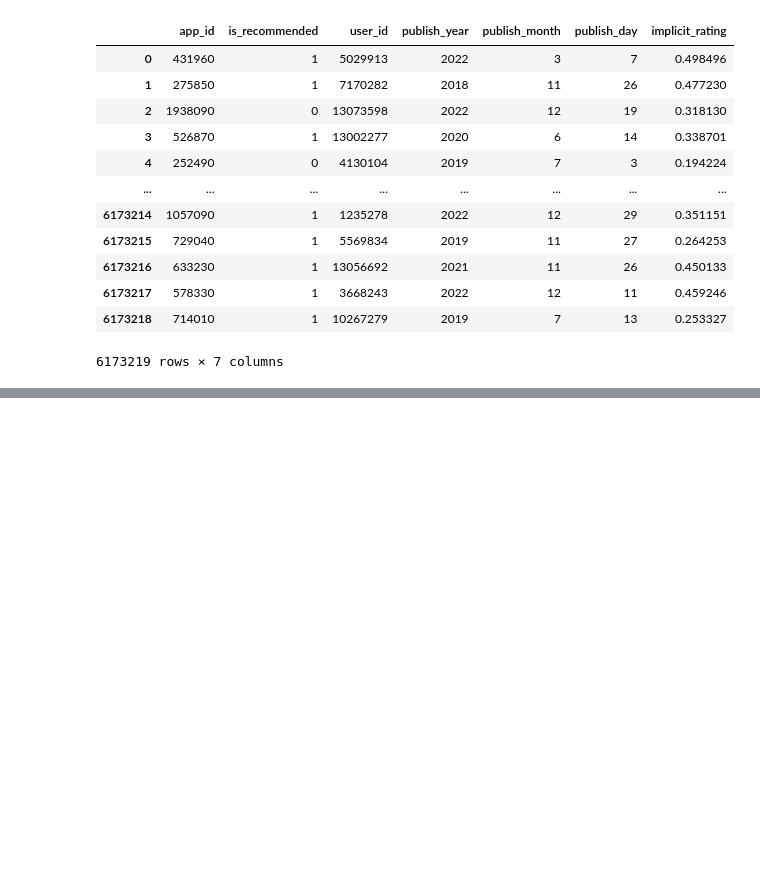
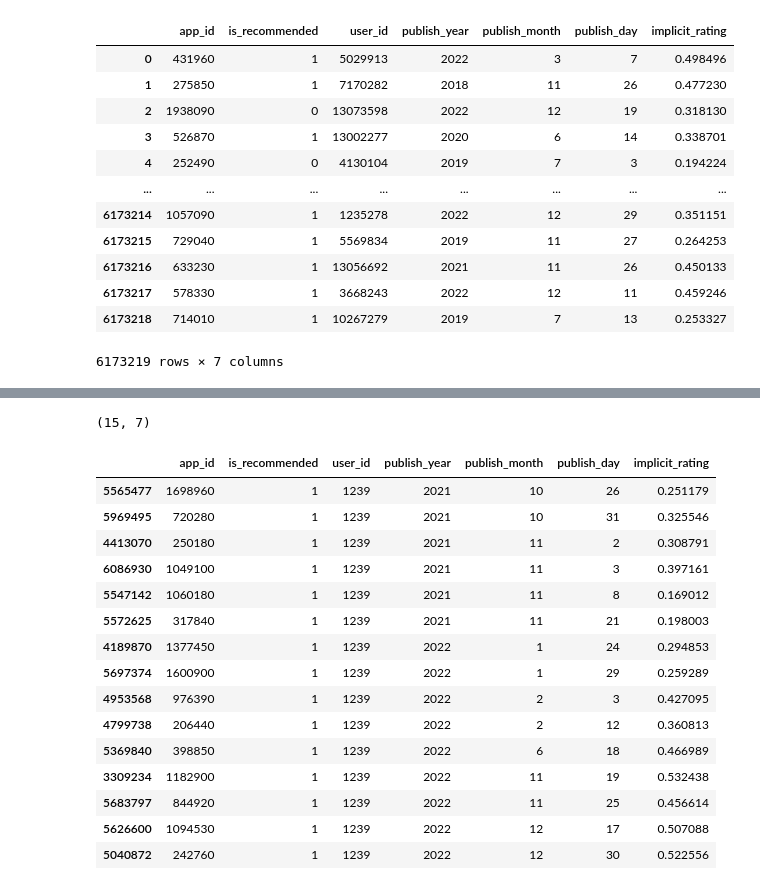
Before and after one commit to Ritish369/game_recommender_system, a Jupyter notebook: v0/notebooks/v0.ipynb, the cells around one changed output, grey strips where cells are left out. Saved outputs shown, nothing was run; the diff lists cells and outputs as text; code cells hidden in the pictures; blank space fills up the shorter version.

```diff
--- a/v0/notebooks/v0.ipynb
+++ b/v0/notebooks/v0.ipynb
@@ -1218,0 +1491,21 @@ user_interactions
+# %%
+print(test_simu_users[test_simu_users.user_id == 1239].shape)
+test_simu_users[test_simu_users.user_id == 1239]
+# %% [output]
+(15, 7)
+|  | app_id | is_recommended | user_id | publish_year | publish_month | publish_day | implicit_rating |
+| 5565477 | 1698960 | 1 | 1239 | 2021 | 10 | 26 | 0.251179 |
+| 5969495 | 720280 | 1 | 1239 | 2021 | 10 | 31 | 0.325546 |
+| 4413070 | 250180 | 1 | 1239 | 2021 | 11 | 2 | 0.308791 |
+| 6086930 | 1049100 | 1 | 1239 | 2021 | 11 | 3 | 0.397161 |
+| 5547142 | 1060180 | 1 | 1239 | 2021 | 11 | 8 | 0.169012 |
+| 5572625 | 317840 | 1 | 1239 | 2021 | 11 | 21 | 0.198003 |
+| 4189870 | 1377450 | 1 | 1239 | 2022 | 1 | 24 | 0.294853 |
+| 5697374 | 1600900 | 1 | 1239 | 2022 | 1 | 29 | 0.259289 |
+| 4953568 | 976390 | 1 | 1239 | 2022 | 2 | 3 | 0.427095 |
+| 4799738 | 206440 | 1 | 1239 | 2022 | 2 | 12 | 0.360813 |
+| 5369840 | 398850 | 1 | 1239 | 2022 | 6 | 18 | 0.466989 |
+| 3309234 | 1182900 | 1 | 1239 | 2022 | 11 | 19 | 0.532438 |
+| 5683797 | 844920 | 1 | 1239 | 2022 | 11 | 25 | 0.456614 |
+| 5626600 | 1094530 | 1 | 1239 | 2022 | 12 | 17 | 0.507088 |
+| 5040872 | 242760 | 1 | 1239 | 2022 | 12 | 30 | 0.522556 |
```
Also changed, not shown: parts of 21 cells of this notebook, 1 other file.
